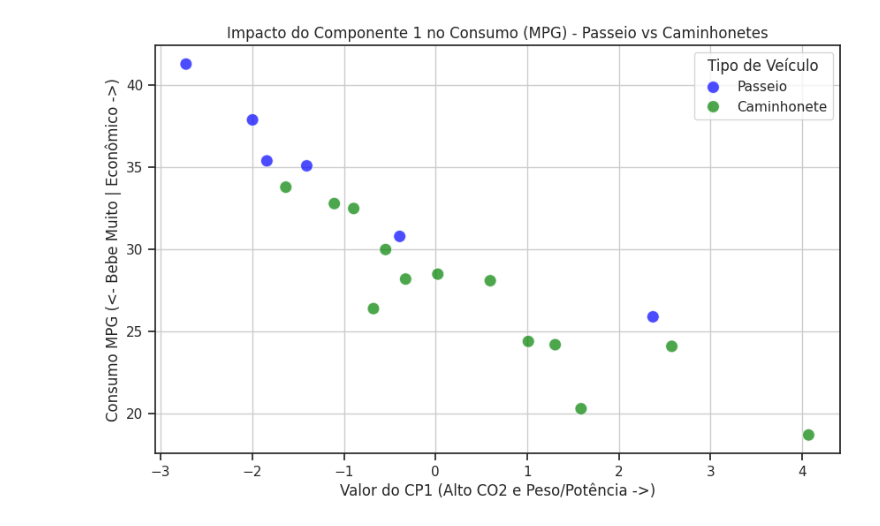
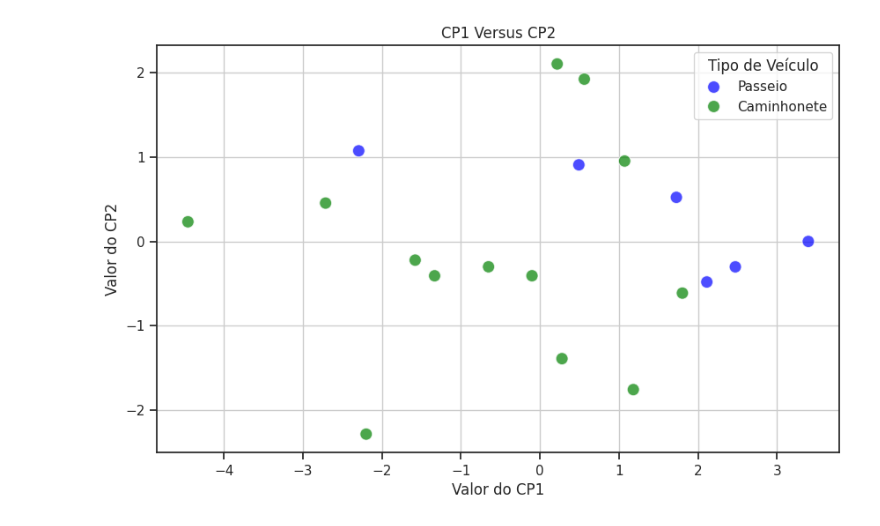
Before and after one commit to guiandradedev/tcd-car-consumption, a Jupyter notebook: Analise_componentes.ipynb, the cells around one changed output. Cells and saved outputs as stored; diff of their text form; code cells hidden in the pictures.

```diff
--- a/Analise_componentes.ipynb
+++ b/Analise_componentes.ipynb
@@ -30,12 +30,10 @@ df.loc[df['co2'] == 0, 'co2'] = co2_mean
 #Removendo a variavel que queremos medir
 df.set_index('Modelo do carro', inplace=True)
 
-# 2. SEGUNDO: Agora sim, remova a variável que queremos medir (ela já virá com os nomes dos carros!)
-target = df['mpg']
-df = df.drop(columns=['mpg'])
+tipos_salvos = df['tipo'].copy()
 
 # Colunas nao importantes para a analise que serao removida
-colunas_removidas = ['cfab','tipo','csd']
+colunas_removidas = ['cfab', 'csd', 'tipo']
 df = df.drop(columns = colunas_removidas)
 
 # Verificando se as variaveis são correlacionadas
@@ -230,31 +162,37 @@ RAM 1500 PICKUP 2WD   4.069566  0.073465  1.750910  18.7    T  Caminhonete
 # %%
-# Definindo as cores exatas que você pediu
-# 'C' (Passeio) será azul, 'T' (Caminhonete) será verde
+# Cria o DataFrame com as componentes principais
+df_final = df_pca[['CP1', 'CP2']].copy()
+
+# 1. Adiciona a coluna salva dando o nome de 'Categoria'
+df_final['Categoria'] = tipos_salvos
+
+# 2. Faz o mapeamento usando a coluna 'Categoria' (e não 'tipo'!)
+df_final['Categoria'] = df_final['Categoria'].map({'C': 'Passeio', 'T': 'Caminhonete'})
+
+
 cores_personalizadas = {'Passeio': 'blue', 'Caminhonete': 'green'}
 
 plt.figure(figsize=(10,6))
 
-# Criando o gráfico
+import seaborn as sns
+import matplotlib.pyplot as plt
+
 sns.scatterplot(
     data=df_final,
     x='CP1',
-    y='mpg',
-    hue='Categoria',          # Aqui nós mandamos ele separar pelas categorias!
-    palette=cores_personalizadas, # Aqui aplicamos o azul e verde
-    s=100,                    # Tamanho dos pontos (deixa eles mais visíveis)
-    alpha=0.7                 # Leve transparência para ver pontos sobrepostos
+    y='CP2',
+    hue='Categoria',
+    palette=cores_personalizadas,
+    s=100,
+    alpha=0.7
 )
 
-# Acabamento do gráfico
-plt.title('Impacto do Componente 1 no Consumo (MPG) - Passeio vs Caminhonetes')
-plt.xlabel('Valor do CP1 (Alto CO2 e Peso/Potência ->)')
-plt.ylabel('Consumo MPG (<- Bebe Muito | Econômico ->)')
+plt.title('CP1 Versus CP2')
+plt.xlabel('Valor do CP1')
+plt.ylabel('Valor do CP2')
 plt.grid(True)
-
-# Ajustando a legenda
 plt.legend(title='Tipo de Veículo', loc='upper right')
-
 plt.show()
 # %% [output]
-[figure, old version]
+[figure, new version]
 # %% [markdown]
```
Also changed, not shown: parts of 11 cells of this notebook, 1 other file.
